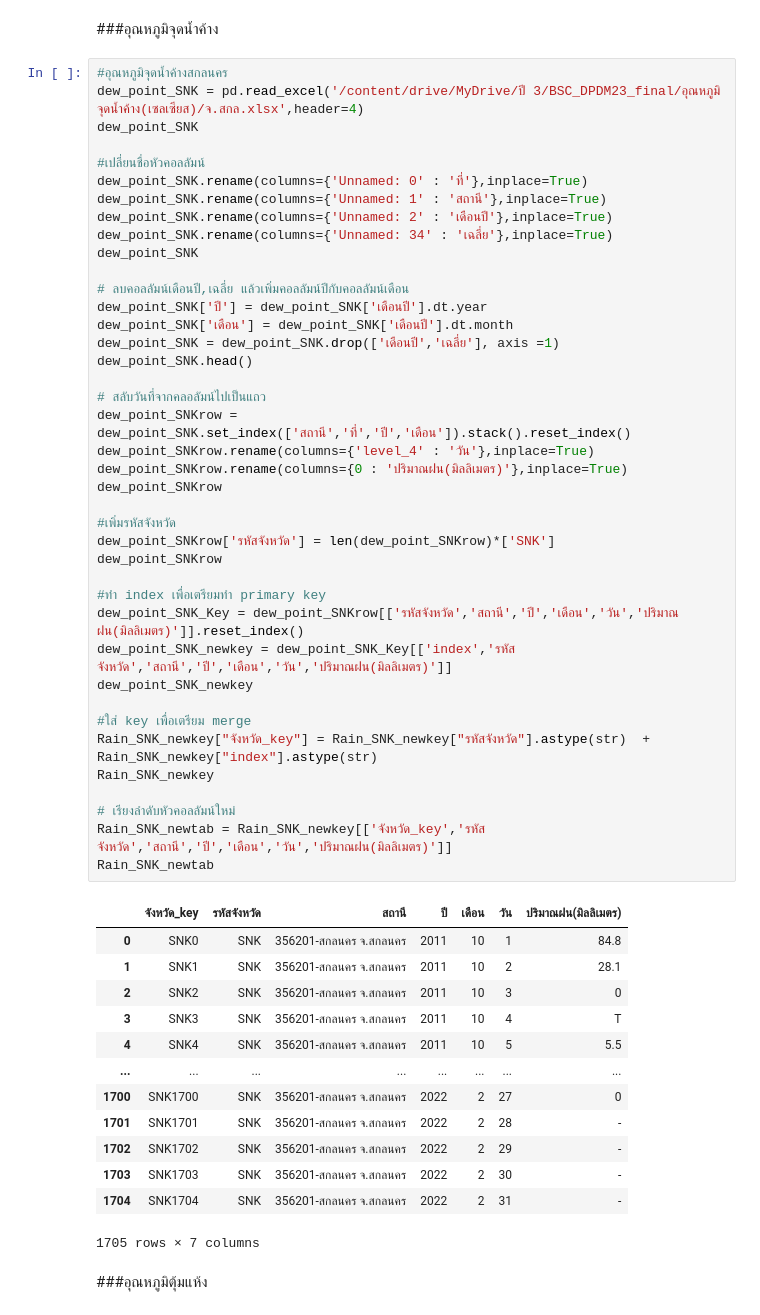
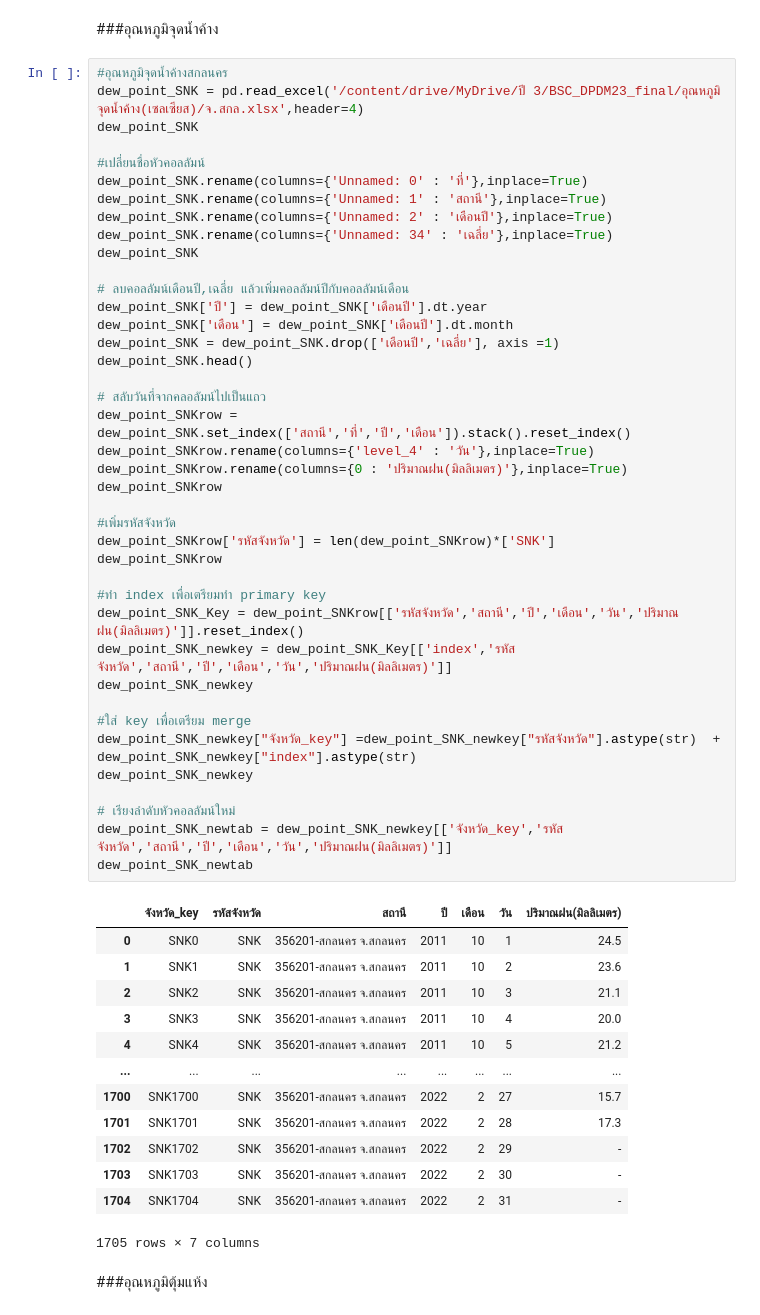
Before and after one commit to Phimphika113/BSC_DPDM23, a Jupyter notebook: midterm_bscdpdm23.ipynb, the cells around one changed output. Cells and saved outputs as stored; diff of their text form.

```diff
--- a/midterm_bscdpdm23.ipynb
+++ b/midterm_bscdpdm23.ipynb
@@ -1357,45 +1393,45 @@ dew_point_SNK.rename(columns={'Unnamed: 1' : 'สถานี'},inplace=True)
 dew_point_SNK.rename(columns={'Unnamed: 2' : 'เดือนปี'},inplace=True)
 dew_point_SNK.rename(columns={'Unnamed: 34' : 'เฉลี่ย'},inplace=True)
 dew_point_SNK
 
 # ลบคอลลัมน์เดือนปี,เฉลี่ย แล้วเพิ่มคอลลัมน์ปีกับคอลลัมน์เดือน
 dew_point_SNK['ปี'] = dew_point_SNK['เดือนปี'].dt.year
 dew_point_SNK['เดือน'] = dew_point_SNK['เดือนปี'].dt.month
 dew_point_SNK = dew_point_SNK.drop(['เดือนปี','เฉลี่ย'], axis =1)
 dew_point_SNK.head()
 
 # สลับวันที่จากคลอลัมน์ไปเป็นแถว
 dew_point_SNKrow = dew_point_SNK.set_index(['สถานี','ที่','ปี','เดือน']).stack().reset_index()
 dew_point_SNKrow.rename(columns={'level_4' : 'วัน'},inplace=True)
 dew_point_SNKrow.rename(columns={0 : 'ปริมาณฝน(มิลลิเมตร)'},inplace=True)
 dew_point_SNKrow
 
 #เพิ่มรหัสจังหวัด
 dew_point_SNKrow['รหัสจังหวัด'] = len(dew_point_SNKrow)*['SNK']
 dew_point_SNKrow
 
 #ทำ index เพื่อเตรียมทำ primary key
 dew_point_SNK_Key = dew_point_SNKrow[['รหัสจังหวัด','สถานี','ปี','เดือน','วัน','ปริมาณฝน(มิลลิเมตร)']].reset_index()
 dew_point_SNK_newkey = dew_point_SNK_Key[['index','รหัสจังหวัด','สถานี','ปี','เดือน','วัน','ปริมาณฝน(มิลลิเมตร)']]
 dew_point_SNK_newkey
 
 #ใส่ key เพื่อเตรียม merge
-Rain_SNK_newkey["จังหวัด_key"] = Rain_SNK_newkey["รหัสจังหวัด"].astype(str)  + Rain_SNK_newkey["index"].astype(str)
-Rain_SNK_newkey
+dew_point_SNK_newkey["จังหวัด_key"] =dew_point_SNK_newkey["รหัสจังหวัด"].astype(str)  + dew_point_SNK_newkey["index"].astype(str)
+dew_point_SNK_newkey
 
 # เรียงลำดับหัวคอลลัมน์ใหม่
-Rain_SNK_newtab = Rain_SNK_newkey[['จังหวัด_key','รหัสจังหวัด','สถานี','ปี','เดือน','วัน','ปริมาณฝน(มิลลิเมตร)']]
-Rain_SNK_newtab
+dew_point_SNK_newtab = dew_point_SNK_newkey[['จังหวัด_key','รหัสจังหวัด','สถานี','ปี','เดือน','วัน','ปริมาณฝน(มิลลิเมตร)']]
+dew_point_SNK_newtab
 # %% [output]
 |  | จังหวัด_key | รหัสจังหวัด | สถานี | ปี | เดือน | วัน | ปริมาณฝน(มิลลิเมตร) |
-| 0 | SNK0 | SNK | 356201-สกลนคร จ.สกลนคร | 2011 | 10 | 1 | 84.8 |
-| 1 | SNK1 | SNK | 356201-สกลนคร จ.สกลนคร | 2011 | 10 | 2 | 28.1 |
-| 2 | SNK2 | SNK | 356201-สกลนคร จ.สกลนคร | 2011 | 10 | 3 | 0 |
-| 3 | SNK3 | SNK | 356201-สกลนคร จ.สกลนคร | 2011 | 10 | 4 | T |
-| 4 | SNK4 | SNK | 356201-สกลนคร จ.สกลนคร | 2011 | 10 | 5 | 5.5 |
+| 0 | SNK0 | SNK | 356201-สกลนคร จ.สกลนคร | 2011 | 10 | 1 | 24.5 |
+| 1 | SNK1 | SNK | 356201-สกลนคร จ.สกลนคร | 2011 | 10 | 2 | 23.6 |
+| 2 | SNK2 | SNK | 356201-สกลนคร จ.สกลนคร | 2011 | 10 | 3 | 21.1 |
+| 3 | SNK3 | SNK | 356201-สกลนคร จ.สกลนคร | 2011 | 10 | 4 | 20.0 |
+| 4 | SNK4 | SNK | 356201-สกลนคร จ.สกลนคร | 2011 | 10 | 5 | 21.2 |
 | ... | ... | ... | ... | ... | ... | ... | ... |
-| 1700 | SNK1700 | SNK | 356201-สกลนคร จ.สกลนคร | 2022 | 2 | 27 | 0 |
-| 1701 | SNK1701 | SNK | 356201-สกลนคร จ.สกลนคร | 2022 | 2 | 28 | - |
+| 1700 | SNK1700 | SNK | 356201-สกลนคร จ.สกลนคร | 2022 | 2 | 27 | 15.7 |
+| 1701 | SNK1701 | SNK | 356201-สกลนคร จ.สกลนคร | 2022 | 2 | 28 | 17.3 |
 | 1702 | SNK1702 | SNK | 356201-สกลนคร จ.สกลนคร | 2022 | 2 | 29 | - |
 | 1703 | SNK1703 | SNK | 356201-สกลนคร จ.สกลนคร | 2022 | 2 | 30 | - |
 | 1704 | SNK1704 | SNK | 356201-สกลนคร จ.สกลนคร | 2022 | 2 | 31 | - |
```
Also changed, not shown: parts of 18 cells of this notebook.
